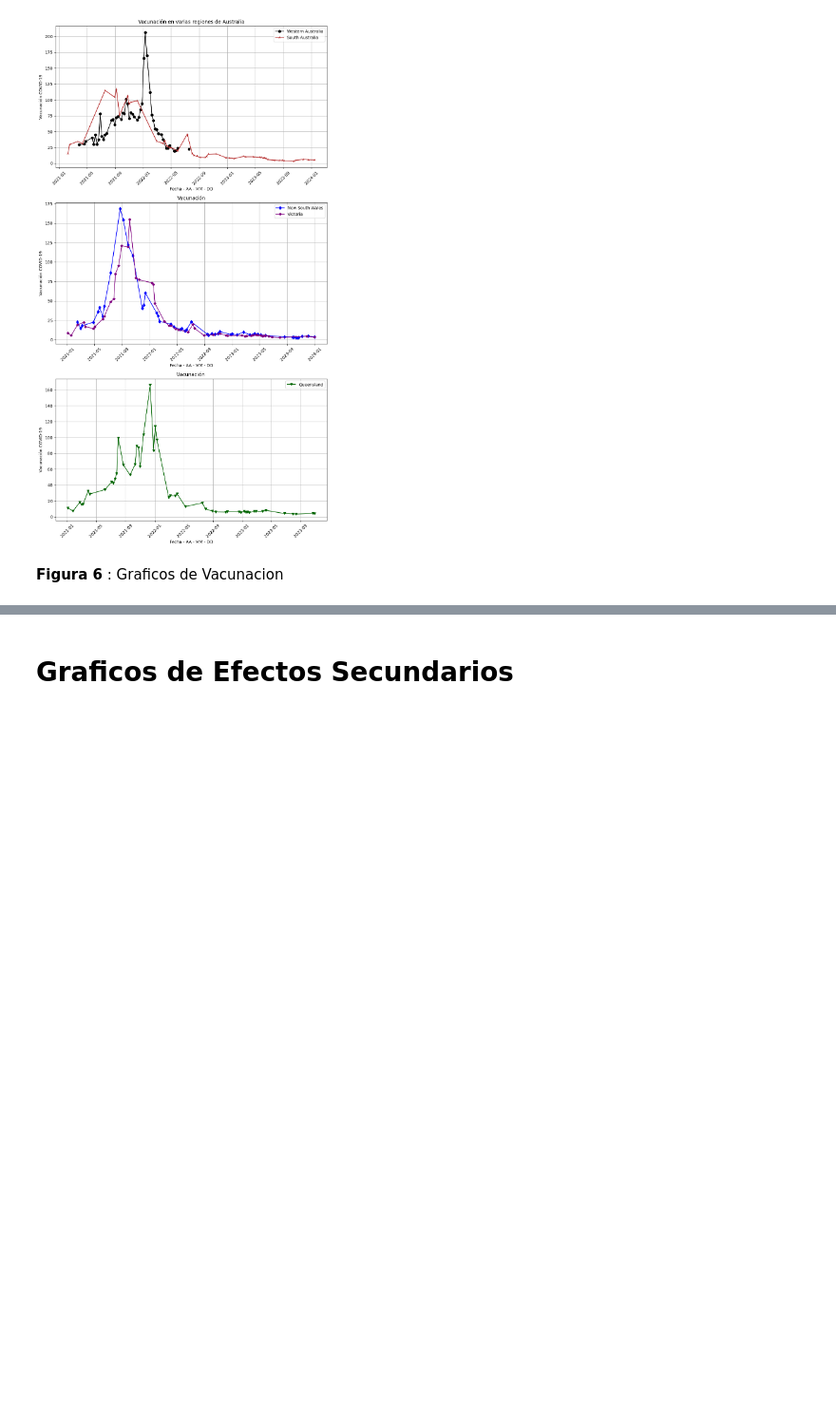
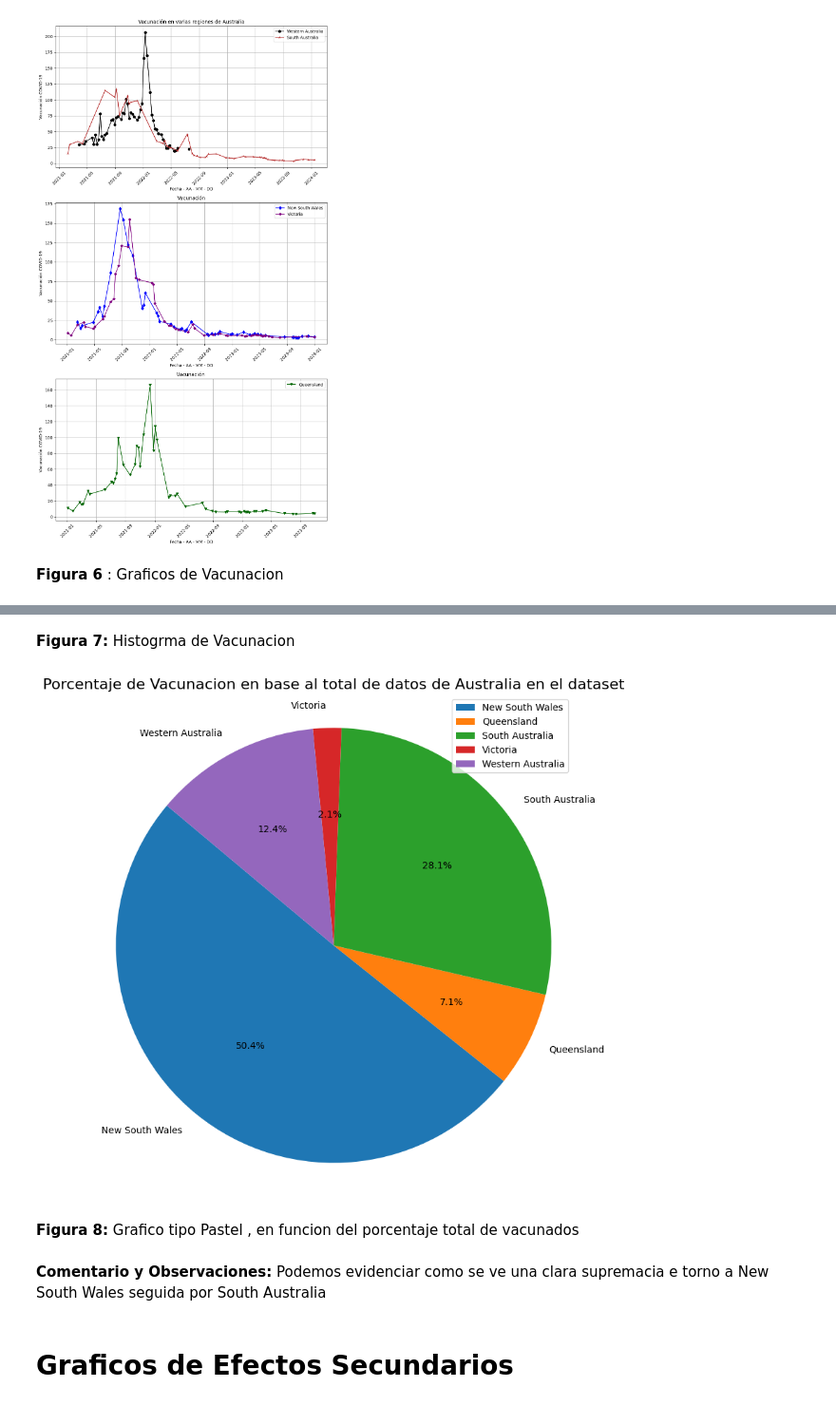
Before and after one commit to Laggssz/Solemne1MineriadeDatos, a Jupyter notebook: Informe_Mineria_de_Datos.ipynb, the cells around one changed output, grey strips where cells are left out. Shown at 95% size. Saved outputs shown, nothing was run; the diff lists cells and outputs as text; code cells hidden in the pictures; blank space fills up the shorter version.

```diff
--- a/Informe_Mineria_de_Datos.ipynb
+++ b/Informe_Mineria_de_Datos.ipynb
@@ -96,3 +110,16 @@ display(Image(filename=imagen, width=ancho, height=alto))
+# %% [markdown]
+**Figura 7:** Histogrma de Vacunacion
+# %%
+imagen = 'Pastel.png'
+ancho = 700
+alto = 600
+display(Image(filename=imagen, width=ancho, height=alto))
+# %% [output]
+[figure, added]
+# %% [markdown]
+**Figura 8:** Grafico tipo Pastel , en funcion del porcentaje total de vacunados
+# %% [markdown]
+**Comentario y Observaciones:** Podemos evidenciar como se ve una clara supremacia e torno a New South Wales seguida por South Australia
 # %% [markdown]
 # Graficos de Efectos Secundarios
 # %% [markdown]
```
Also changed, not shown: parts of 22 cells of this notebook.
